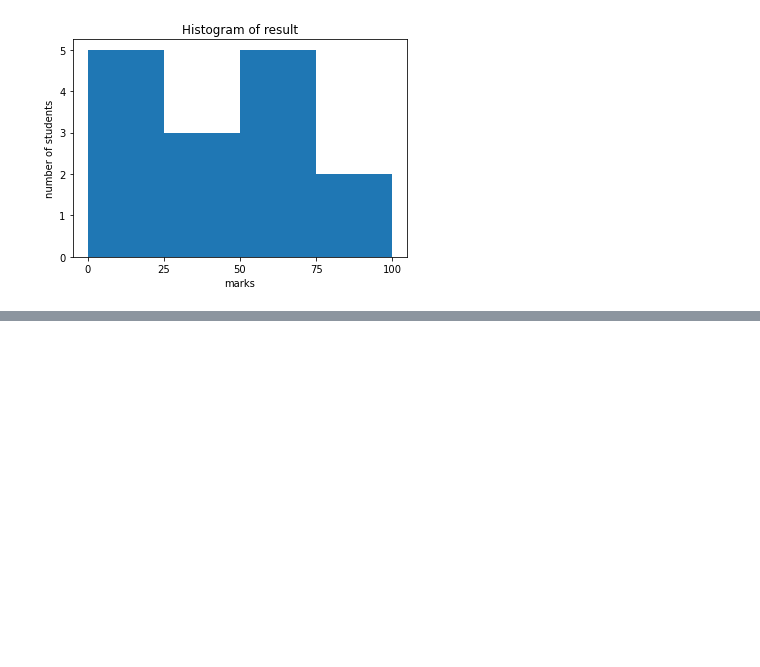
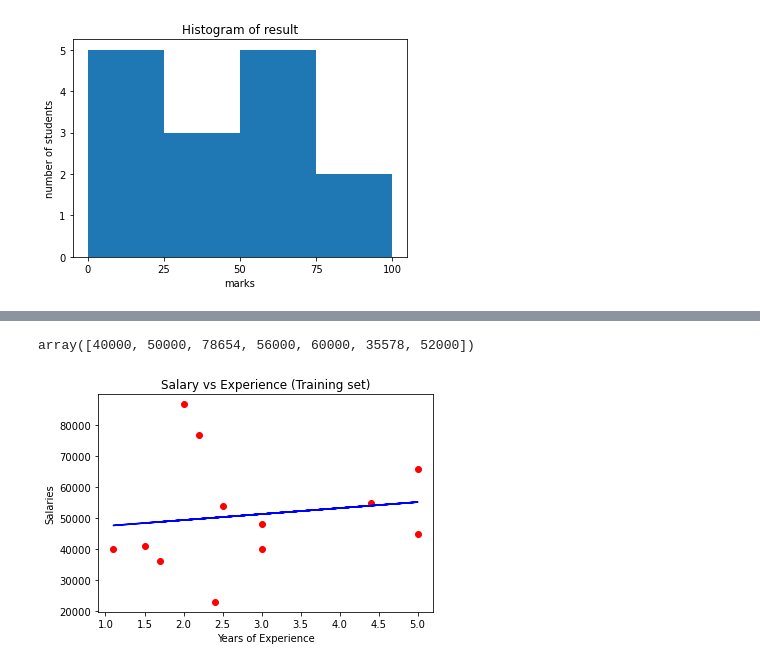
Before and after one commit to Puneethraj2000/MCA_2nd-Year, a Jupyter notebook: 3rd-Sem/Python/python.ipynb, the cells around one changed output, grey strips where cells are left out. Saved outputs shown, nothing was run; the diff lists cells and outputs as text; code cells hidden in the pictures; blank space fills up the shorter version.

```diff
--- a/3rd-Sem/Python/python.ipynb
+++ b/3rd-Sem/Python/python.ipynb
@@ -826,0 +890,10 @@ plt.show()
+# %%
+#8: Program to Implement Linear regression
+
+#importing the dataset
+import numpy as np
+import pandas as pd
+import matplotlib.pyplot as plt
+
+dataset = pd.read_csv('salaryData.csv')
+dataset.head()
@@ -826,0 +907,32 @@ plt.show()
+# %%
+#data pre-processing
+x = dataset.iloc[:, :-1].values #independent variable array
+y = dataset.iloc[:, 1].values #dependent variable vector
+
+#splitting the dataset
+from sklearn.model_selection import train_test_split
+x_train, x_test, y_train, y_test = train_test_split(x, y, test_size = 1 / 3, random_state = 0)
+
+#fitting the regression model
+from sklearn.linear_model import LinearRegression
+regressor = LinearRegression()
+regressor.fit(x_train, y_train) #actually produces the linear eqn for
+
+#predicting the test set results
+y_pred = regressor.predict(x_test)
+y_pred
+y_test
+# %% [output]
+array([40000, 50000, 78654, 56000, 60000, 35578, 52000])
+# %%
+#visulaizing the results
+#plot the train
+plt.scatter(x_train, y_train, color = 'red') #plotting the observation
+plt.plot(x_train, regressor.predict(x_train), color = 'blue') #plotting
+plt.title("Salary vs Experience (Training set)") #stating the title
+
+plt.xlabel("Years of Experience") #name of x-axis
+plt.ylabel("Salaries") #name of y-axis
+plt.show() #specify end of graph
+# %% [output]
+[figure, added]
```
Also changed, not shown: parts of 10 cells of this notebook.
